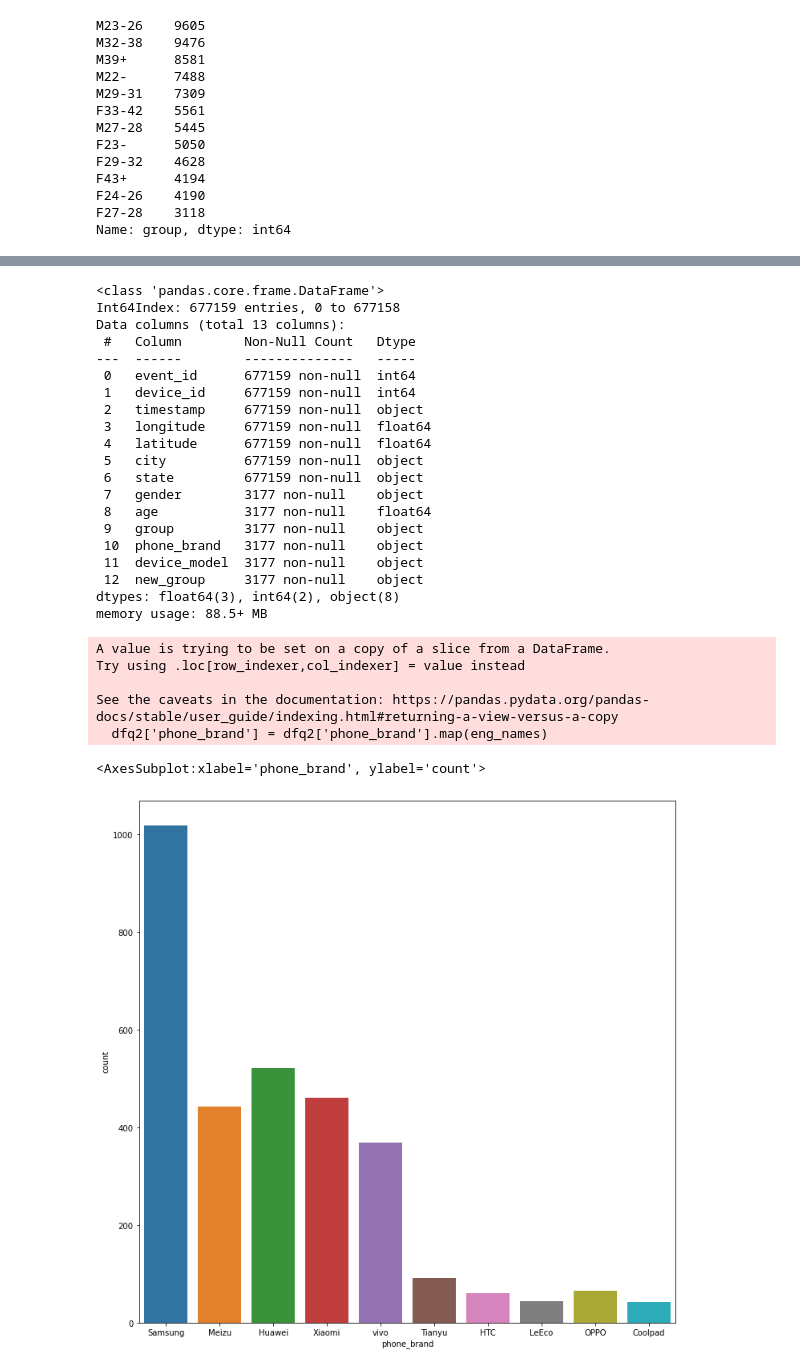
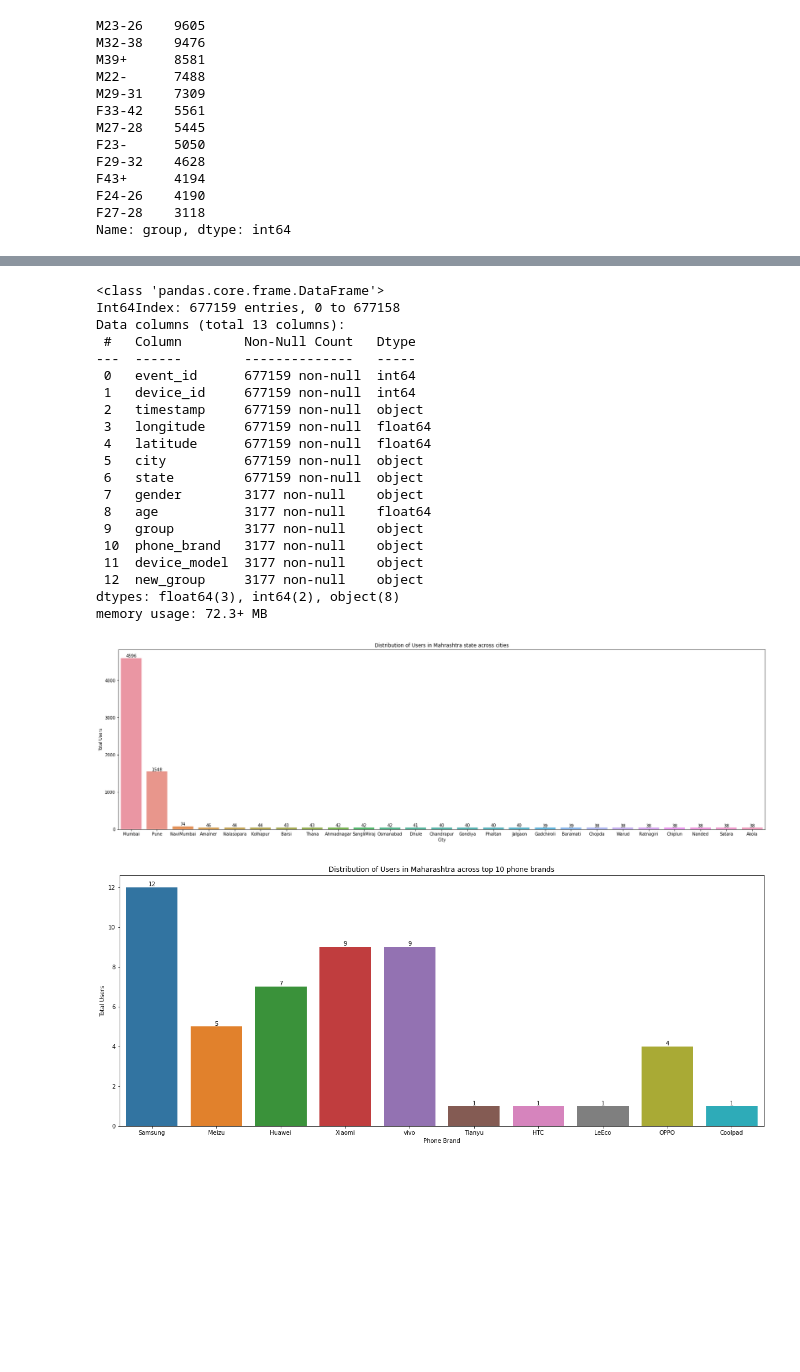
Before and after one commit to Drakus98/Capstone_1, a Jupyter notebook: Capstone_Project.ipynb, the cells around one changed output, grey strips where cells are left out. Cells and saved outputs as stored; diff of their text form; code cells hidden in the pictures; blank space fills up the shorter version.

```diff
--- a/Capstone_Project.ipynb
+++ b/Capstone_Project.ipynb
@@ -323,6 +323,11 @@ Name: group, dtype: int64
 # %%
 # Creating better groups
 dfm['new_group'] = np.nan
+
+def round_age(val, base = 2):
+    return (base * np.floor(val/base)).astype(int)
+
+
 update_dataframe = dfm[dfm['group'].notnull()][['gender','age','new_group']]
 update_dataframe['new_group'] = (round_age(update_dataframe['age']).astype(str) +
                                  '-' +
@@ -370,11 +356,11 @@ Data columns (total 13 columns):
  11  device_model  3177 non-null    object
  12  new_group     3177 non-null    object
 dtypes: float64(3), int64(2), object(8)
-memory usage: 88.5+ MB
+memory usage: 72.3+ MB
 # %%
 # Assessing Q1 from Week 3
 # Drops duplicates based on device_id only, and then slices only the latitude and longitude from the remainder.
-dfq1 = dfm.drop_duplicates(subset = 'device_id', keep = 'first')[['latitude','longitude']]
+dfq1 = dfm.drop_duplicates(subset = 'device_id', keep = 'first')[['latitude','longitude','city']]
 
 # Folium map
 q1_map = fm.Map(location = [19,72],tiles = 'cartodbpositron')
@@ -386,18 +372,32 @@ marker_cluster = MarkerCluster(locations)
 marker_cluster.add_to(q1_map)
 # Saving the map
 q1_map.save('Question_1.html')
+
+# This plots a bar graph of the top 25 cities in Maharashtra in terms of users.
+plt.figure(figsize=(28,8))
+q1_fig1 = sns.countplot(x='city',data=dfq1,order = dfq1["city"].value_counts().iloc[0:25].index)
+plt.title('Distribution of Users in Mahrashtra state across cities')
+plt.ylabel('Total Users')
+plt.xlabel('City')
+plt.bar_label(q1_fig1.containers[0])
+plt.show()
+
+# There are MANY cities with users in the low double digits just like the ones towards the right of the graph.
+# pd.set_option('display.max_rows', 500)
+# print(dfq1['city'].value_counts())
+# %% [output]
+[figure, added]
 # %%
 # Assessing Q2 from Week 3
 # Creates a smaller dataframe with only rows pertaining to the 10 most common phone_brands.
-dfq2 = dfm[dfm['phone_brand'].isin(dfm['phone_brand'].value_counts().index[0:10])]
+dfq2 = dfm[dfm['phone_brand'].isin(dfm['phone_brand'].value_counts().index[0:10])].drop_duplicates(subset = 'device_id', keep = 'first')[['device_id','phone_brand']]
 dfq2['phone_brand'] = dfq2['phone_brand'].map(eng_names)
-dfq2['phone_brand'].value_counts()
-sns.countplot(x='phone_brand',data=dfq2)
+plt.figure(figsize=(20,8))
+q2_fig1 = sns.countplot(x='phone_brand',data=dfq2)
+plt.title('Distribution of Users in Maharashtra across top 10 phone brands')
+plt.ylabel('Total Users')
+plt.xlabel('Phone Brand')
+plt.bar_label(q2_fig1.containers[0])
+plt.show()
 # %% [output]
-A value is trying to be set on a copy of a slice from a DataFrame.
-Try using .loc[row_indexer,col_indexer] = value instead
-
-See the caveats in the documentation: https://pandas.pydata.org/pandas-docs/stable/user_guide/indexing.html#returning-a-view-versus-a-copy
-  dfq2['phone_brand'] = dfq2['phone_brand'].map(eng_names)
-<AxesSubplot:xlabel='phone_brand', ylabel='count'>
-[figure, old version]
+[figure, new version]
```
Also changed, not shown: parts of 9 cells of this notebook, 1 other file.
